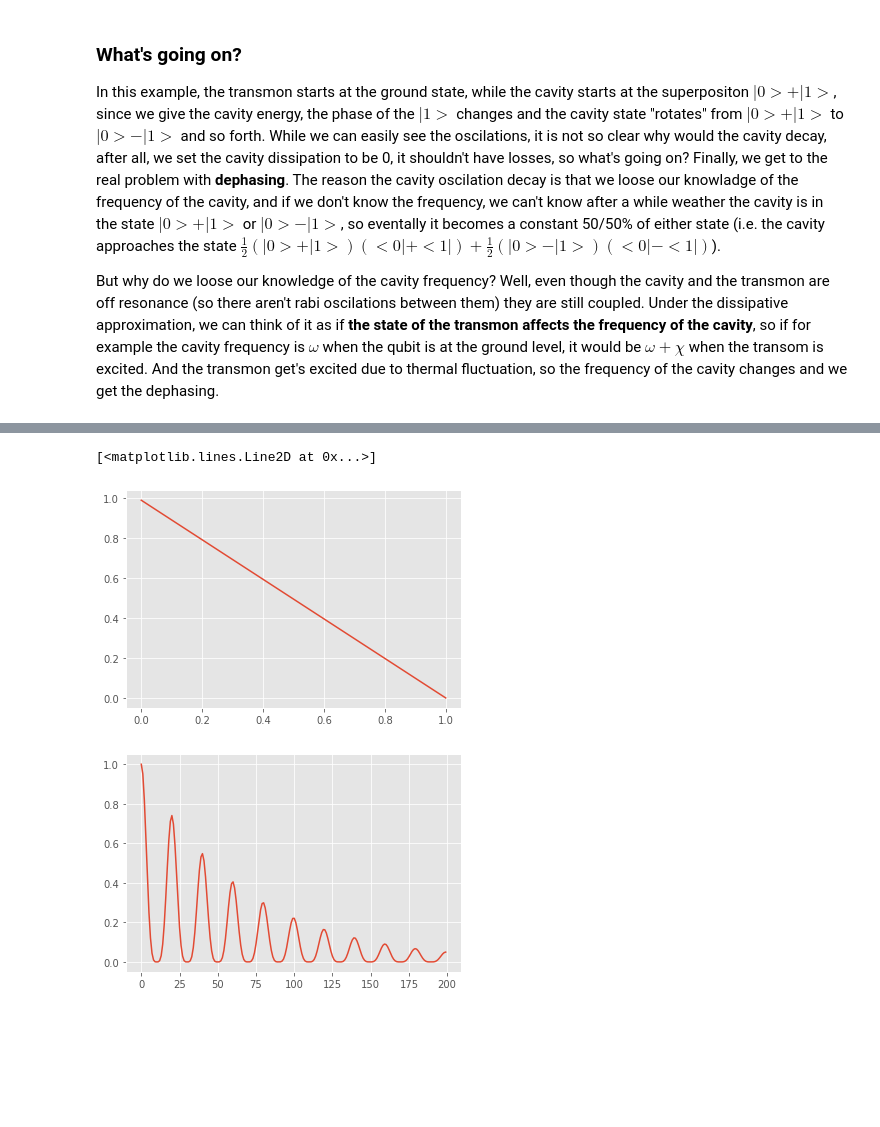
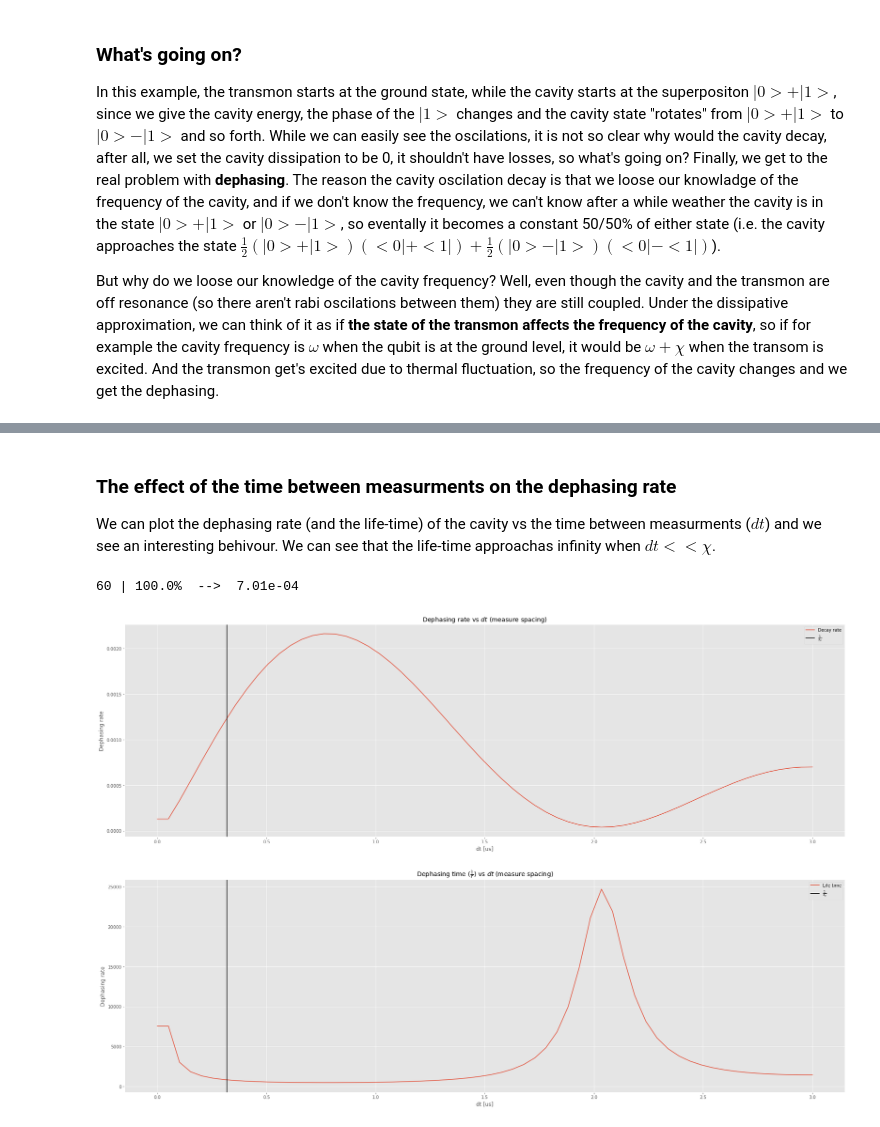
Before and after one commit to DanielCohenHillel/Cavity-Analysis, a Jupyter notebook: dephasing/dephasing.ipynb, the cells around one changed output, grey strips where cells are left out. Cells and saved outputs as stored; diff of their text form; code cells hidden in the pictures; blank space fills up the shorter version.

Commit message:
Improved dephasing notebook and cleenup

```diff
--- a/dephasing/dephasing.ipynb
+++ b/dephasing/dephasing.ipynb
@@ -288,5 +203,0 @@ psit = np.array([np.array(i) for i in psi])
-# %%
-# An extremly inefficient way to print all of the results
-for i in range(N*2):
-    for j in range(N*2):
-        plt.plot(np.real(psit[:,i, j]))
@@ -306,10 +204,41 @@ a = np.array(sz).reshape([1,2,2])*sz1.reshape([200,1,1])
-# %%
-plt.plot(np.abs(a[1]@np.array(psi0)))
-# %% [output]
-[<matplotlib.lines.Line2D at 0x...>]
-[figure, removed]
-# %%
-plt.plot([np.abs(np.array(psi0).T.conj()@i.T.conj()@i@np.array(psi0))[0,0]**2 for i in a])
-plt.show()
-# %% [output]
-[figure, removed]
+# %% [markdown]
+### The effect of the time between measurments on the dephasing rate
+We can plot the dephasing rate (and the life-time) of the cavity vs the time between measurments ($dt$) and we see an interesting behivour. We can see that the life-time approachas infinity when $dt << \chi$.
+# %%
+t_max = 10*np.argmax(-abs(tlist-1/chi_e))
+pnts = min(100, t_max)
+decay_rate = np.ndarray(pnts)
+for i, dt in enumerate(np.linspace(2, t_max, pnts, dtype=int)):
+    states = sim_meas(psi0, dt)
+    n = [abs(np.trace(state*(psi0+psi_e))) for state in states]
+
+    popt, pcov = curve_fit(sinexp, tlist, n,
+                           bounds=([0, 0, 0, -0.1, -1], [10, 5, 1.2, 1.1, 1]),
+                           p0=[g, gamma, 1, 0, 0.5])
+
+    decay_rate[i] = popt[1]
+    print(f'{dt} | {100*(i+1)/pnts:.1f}%  -->  {popt[1]:.2e}    ', end='\r')
+# %% [output]
+60 | 100.0%  -->  7.01e-04
+# %%
+fig, (ax1, ax2) = plt.subplots(2, figsize=(30, 20))
+# --- Decay rate graphs ---
+ax1.set_title('Dephasing rate vs $dt$ (measure spacing)')
+ax1.set_xlabel(r'dt [us]')
+ax1.set_ylabel('Dephasing rate')
+ax1.plot(np.linspace(tlist[0], tlist[t_max], len(decay_rate)), decay_rate, label='Decay rate')
+ax1.axvline(1/chi_e, color='black', label=r'$\frac{1}{\chi_e}$')
+ax1.legend()
+
+# --- Life time graphs ---
+ax2.set_title(r'Dephasing time ($\frac{1}{r}$) vs $dt$ (measure spacing)')
+ax2.set_xlabel(r'dt [us]')
+ax2.set_ylabel('Dephasing rate')
+ax2.plot(np.linspace(tlist[0], tlist[t_max], len(decay_rate)), 1/np.array(decay_rate), label='Life time')
+ax2.axvline(1/chi_e, color='black', label=r'$\frac{1}{\chi_e}$')
+ax2.legend()
+
+plt.subplots_adjust(hspace=0.2)
+plt.show()
+# %% [output]
+[figure, added]
```
Also changed, not shown: parts of 20 cells of this notebook, 1 other file.
